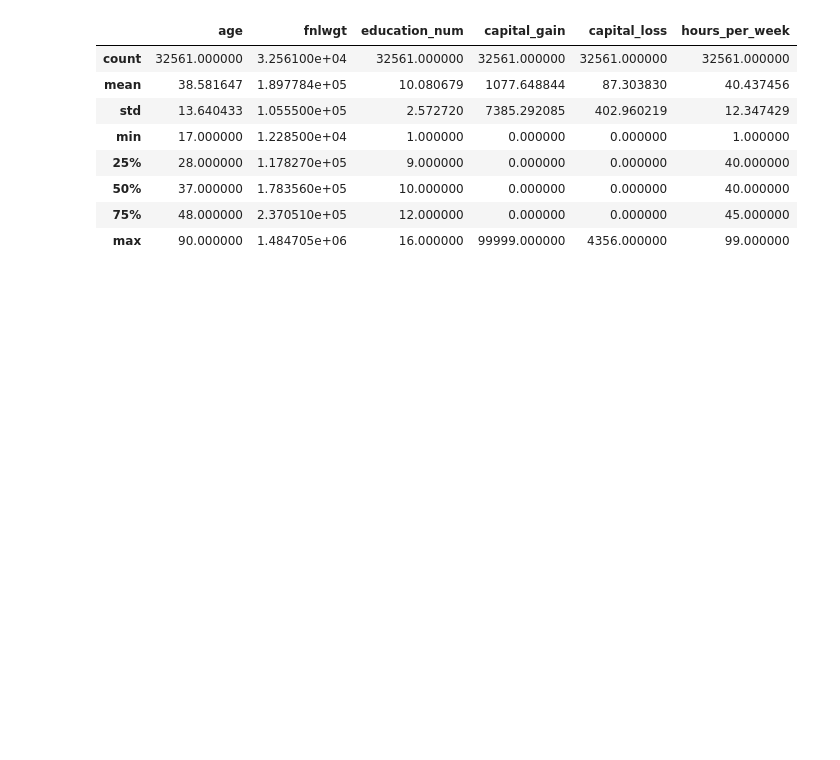
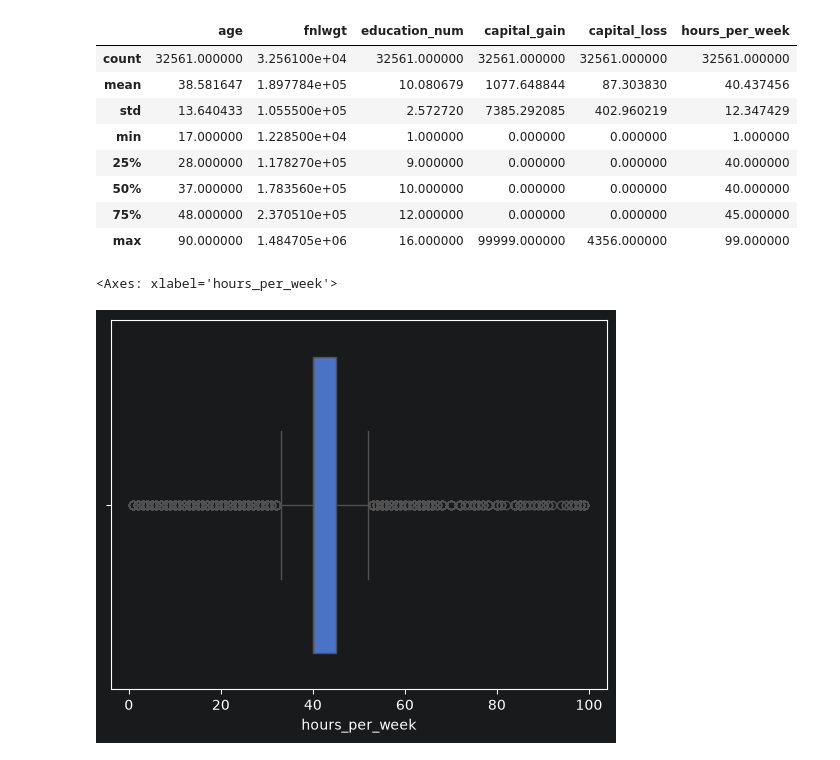
Before and after one commit to ortm01/Adult-Census-Income-DS, a Jupyter notebook: notebooks/01_eda.ipynb, the cells around one changed output. Cells and saved outputs as stored; diff of their text form; code cells hidden in the pictures; blank space fills up the shorter version.

```diff
--- a/notebooks/01_eda.ipynb
+++ b/notebooks/01_eda.ipynb
@@ -1,5 +1,12 @@
 # %%
 import os
+from ensurepip import bootstrap
+import warnings
+from statistics import mean
+
+from jupyter_builder.jupyterlab_semver import satisfies
+from sklearn.impute import SimpleImputer
+from optuna.trial import FixedTrial
 import pandas as pd
 import seaborn as sns
 import matplotlib.pyplot as plt
@@ -9,8 +16,9 @@ from sqlalchemy import create_engine
 from sqlalchemy.engine import URL
 from sklearn.model_selection import train_test_split
 from sklearn.dummy import DummyClassifier
-from sklearn.metrics import roc_auc_score, average_precision_score, accuracy_score
-from sklearn.ensemble import HistGradientBoostingClassifier
+from sklearn.metrics import roc_auc_score, average_precision_score, accuracy_score, f1_score, log_loss
+from sklearn.model_selection import StratifiedKFold
+from sklearn.ensemble import HistGradientBoostingClassifier, RandomForestClassifier
 from sklearn.inspection import permutation_importance
 from sklearn.pipeline import Pipeline
 from sklearn.compose import ColumnTransformer
@@ -19,7 +27,14 @@ from sklearn.preprocessing import StandardScaler, OneHotEncoder
 from sklearn.linear_model import LogisticRegression
 from xgboost import XGBClassifier
 from lightgbm import LGBMClassifier
+import lightgbm as lgb
 from catboost import CatBoostClassifier
+import optuna
+from sklearn.inspection import permutation_importance
+import shap
+from optuna.visualization import plot_param_importances, plot_optimization_history, plot_slice
+import math
+
 
 load_dotenv(find_dotenv(usecwd=True))
 url = URL.create("postgresql+psycopg2",
@@ -30,6 +45,8 @@ engine = create_engine(url)
 df = pd.read_sql("SELECT * FROM adults", engine)
 print(df.shape)
 df.info()
+df['workclass'] = df['workclass'].fillna('Private')
+df['native_country'] = df['native_country'].fillna('United-States')
 # %% [output]
 (32561, 15)
 <class 'pandas.DataFrame'>
@@ -60,3 +77,9 @@ df.describe()
 | 50% | 37.000000 | 1.783560e+05 | 10.000000 | 0.000000 | 0.000000 | 40.000000 |
 | 75% | 48.000000 | 2.370510e+05 | 12.000000 | 0.000000 | 0.000000 | 45.000000 |
 | max | 90.000000 | 1.484705e+06 | 16.000000 | 99999.000000 | 4356.000000 | 99.000000 |
+# %%
+
+sns.boxplot(data=df, x = 'hours_per_week')
+# %% [output]
+<Axes: xlabel='hours_per_week'>
+[figure, added]
```
Also changed, not shown: parts of 4 cells of this notebook.
